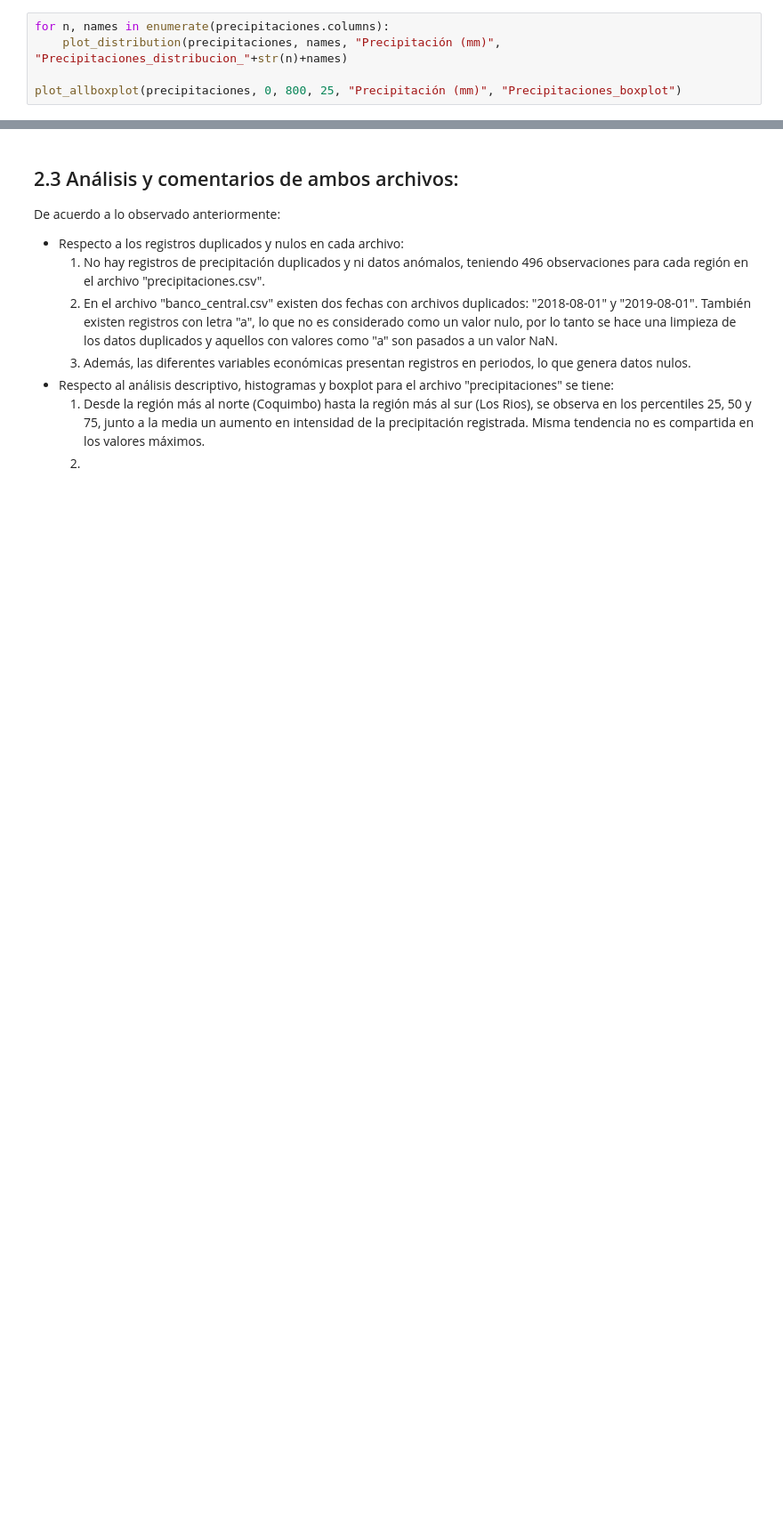
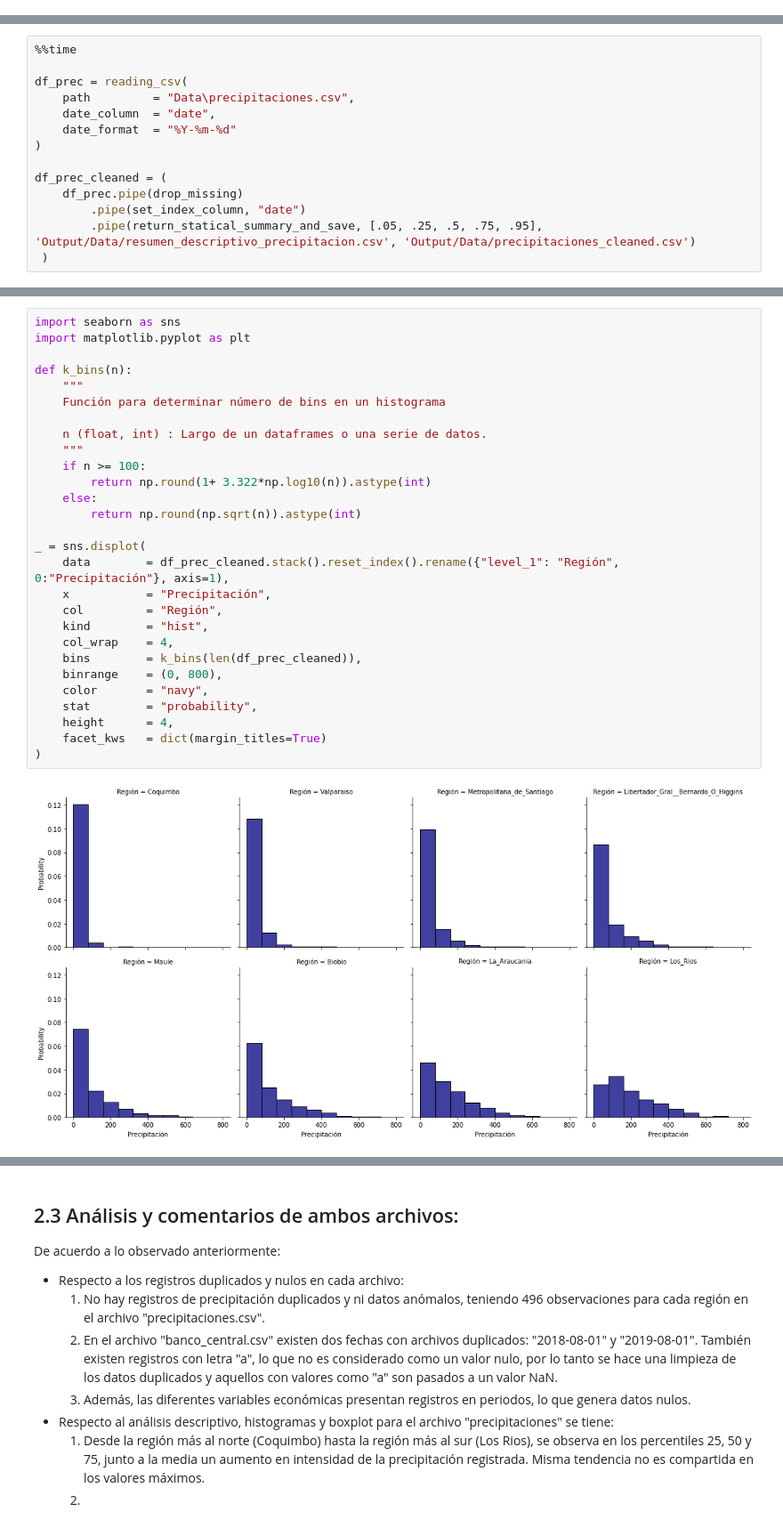
Before and after one commit to maniconaji/desafio_spike_precios, a Jupyter notebook: DesafíoSpikeManuelHuerta_v2.ipynb, the cells around one changed output, grey strips where cells are left out. Shown at 89% size. Saved outputs shown, nothing was run; the diff lists cells and outputs as text; blank space fills up the shorter version.

Commit message:
update data  16-02-2021

```diff
--- a/DesafíoSpikeManuelHuerta_v2.ipynb
+++ b/DesafíoSpikeManuelHuerta_v2.ipynb
@@ -85,5 +0,0 @@ precipitaciones.describe().T
-# %%
-for n, names in enumerate(precipitaciones.columns):
-    plot_distribution(precipitaciones, names, "Precipitación (mm)", "Precipitaciones_distribucion_"+str(n)+names)
-
-plot_allboxplot(precipitaciones, 0, 800, 25, "Precipitación (mm)", "Precipitaciones_boxplot")
@@ -168,0 +80,14 @@ writer.close()
+# %%
+%%time
+
+df_prec = reading_csv(
+    path         = "Data\precipitaciones.csv",
+    date_column  = "date",
+    date_format  = "%Y-%m-%d"
+)
+
+df_prec_cleaned = (
+    df_prec.pipe(drop_missing)
+        .pipe(set_index_column, "date")
+        .pipe(return_statical_summary_and_save, [.05, .25, .5, .75, .95], 'Output/Data/resumen_descriptivo_precipitacion.csv', 'Output/Data/precipitaciones_cleaned.csv')
+ )
@@ -168,0 +218,30 @@ writer.close()
+# %%
+import seaborn as sns
+import matplotlib.pyplot as plt
+
+def k_bins(n):
+    """
+    Función para determinar número de bins en un histograma
+
+    n (float, int) : Largo de un dataframes o una serie de datos.
+    """
+    if n >= 100:
+        return np.round(1+ 3.322*np.log10(n)).astype(int)
+    else:
+        return np.round(np.sqrt(n)).astype(int)
+
+_ = sns.displot(
+    data        = df_prec_cleaned.stack().reset_index().rename({"level_1": "Región", 0:"Precipitación"}, axis=1),
+    x           = "Precipitación",
+    col         = "Región",
+    kind        = "hist",
+    col_wrap    = 4,
+    bins        = k_bins(len(df_prec_cleaned)),
+    binrange    = (0, 800),
+    color       = "navy",
+    stat        = "probability",
+    height      = 4,
+    facet_kws   = dict(margin_titles=True)
+)
+# %% [output]
+[figure, added]
```
Also changed, not shown: parts of 48 cells of this notebook, 1 other file.
